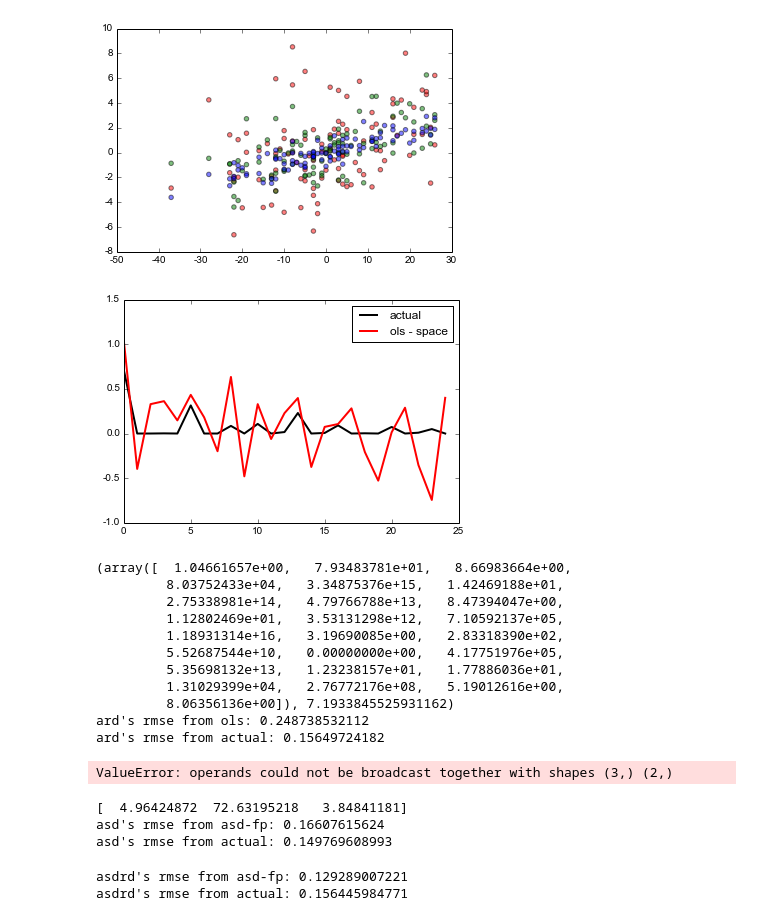
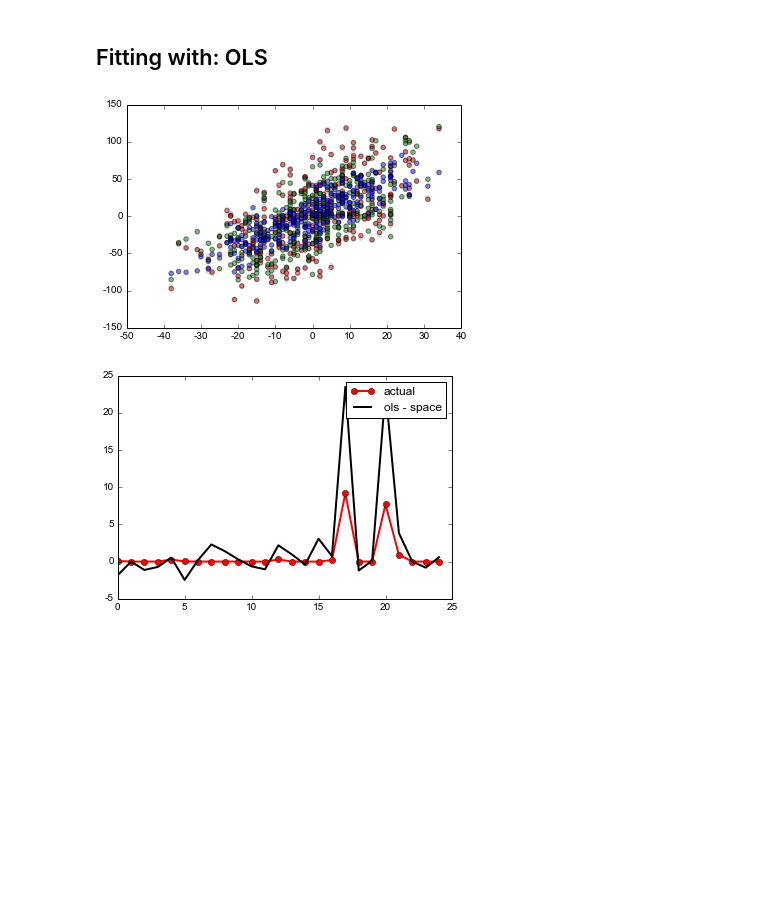
Before and after one commit to mobeets/pyASDRD, a Jupyter notebook: ASD.ipynb, the cells around one changed output. Drawn from its saved outputs; the diff is of its cells as text; code cells hidden in the pictures; blank space fills up the shorter version.

Commit message:
working on fitting space-time weights for ard and asd

```diff
--- a/ASD.ipynb
+++ b/ASD.ipynb
@@ -12,6 +19,7 @@ import asdard
 # %%
 rmse = lambda x, y: np.sqrt(np.mean((y-x)**2))
 # %%
-n, ns, nt = 100, 25, 7
-S = Stim(n, nt, ns)
-R = Resp(S)
+n, ns, nt = 300, 25, 7
+S = stim.Stim(n, nt, ns)
+R = resp.Resp(S, signalType='bilinear')
+plot.XY(S, R)
@@ -35,64 +49,23 @@ plt.show()
+# %% [markdown]
+## Fitting with: OLS
 # %%
 whs = linreg.solve(S.Xs, R.Y)
 wht = linreg.solve(S.Xt, R.Y)
+whb = linreg.solve(S.Xb, R.Y)
 
 Yhs = linreg.predict(S.Xs, whs)
 Yht = linreg.predict(S.Xt, wht)
+Yhb = linreg.predict(S.Xb, whb)
 # %%
-# plt.scatter(Yhs, R.Y, c='g', alpha=0.5)
-# plt.scatter(Yht, R.Y, c='b', alpha=0.5)
 plt.scatter(np.sum(S.Xb, 1), R.Y, c='r', alpha=0.5)
 plt.scatter(np.sum(S.Xb, 1), Yhs, c='g', alpha=0.5)
+plt.scatter(np.sum(S.Xb, 1), Yhb, c='k', alpha=0.1)
 plt.scatter(np.sum(S.Xb, 1), Yht, c='b', alpha=0.5)
 plt.show()
-plt.plot(R.ws, '-k', label='actual')
-plt.plot(whs, '-r', label='ols - space')
+plt.plot(R.ws, '-or', label='actual')
+plt.plot(whs, '-k', label='ols - space')
 plt.legend()
 plt.show()
 # %% [output]
-[figure, old version]
+[figure, new version]
-[figure, old version]
+[figure, new version]
-# %%
-reload(asdard)
-wsh, RegInvARD, hyper = asdard.ARD(S.Xs, R.Y)
-print hyper
-print 'ard\'s rmse from ols: {0}'.format(rmse(wsh, whs))
-print 'ard\'s rmse from actual: {0}'.format(rmse(wsh, R.ws))
-# %% [output]
-(array([  1.04661657e+00,   7.93483781e+01,   8.66983664e+00,
-         8.03752433e+04,   3.34875376e+15,   1.42469188e+01,
-         2.75338981e+14,   4.79766788e+13,   8.47394047e+00,
-         1.12802469e+01,   3.53131298e+12,   7.10592137e+05,
-         1.18931314e+16,   3.19690085e+00,   2.83318390e+02,
-         5.52687544e+10,   0.00000000e+00,   4.17751976e+05,
-         5.35698132e+13,   1.23238157e+01,   1.77886036e+01,
-         1.31029399e+04,   2.76772176e+08,   5.19012616e+00,
-         8.06356136e+00]), 7.1933845525931162)
-ard's rmse from ols: 0.248738532112
-ard's rmse from actual: 0.15649724182
-# %%
-reload(asdard)
-wsh2, RegASD_FP, hyper = asdard.ASD_FP(S.Xs, R.Y, [S.D])
-print hyper
-print 'asd-fp\'s rmse from ard: {0}'.format(rmse(wsh2, wsh))
-print 'asd-fp\'s rmse from actual: {0}'.format(rmse(wsh2, R.ws))
-# %% [output]
-ValueError: operands could not be broadcast together with shapes (3,) (2,)
-# %%
-reload(asdard)
-wsh3, RegASD, hyper = asdard.ASD(S.Xs, R.Y, [S.D])
-print hyper
-print 'asd\'s rmse from asd-fp: {0}'.format(rmse(wsh3, wsh2))
-print 'asd\'s rmse from actual: {0}'.format(rmse(wsh3, R.ws))
-# %% [output]
-[  4.96424872  72.63195218   3.84841181]
-asd's rmse from asd-fp: 0.16607615624
-asd's rmse from actual: 0.149769608993
-# %%
-reload(asdard)
-wsh4, RegASDRD = asdard.ASDRD(S.Xs, R.Y, RegASD_FP)
-print 'asdrd\'s rmse from asd-fp: {0}'.format(rmse(wsh4, wsh2))
-print 'asdrd\'s rmse from actual: {0}'.format(rmse(wsh4, R.ws))
-# %% [output]
-asdrd's rmse from asd-fp: 0.129289007221
-asdrd's rmse from actual: 0.156445984771
```
Also changed, not shown: parts of 18 cells of this notebook, 6 other files.
